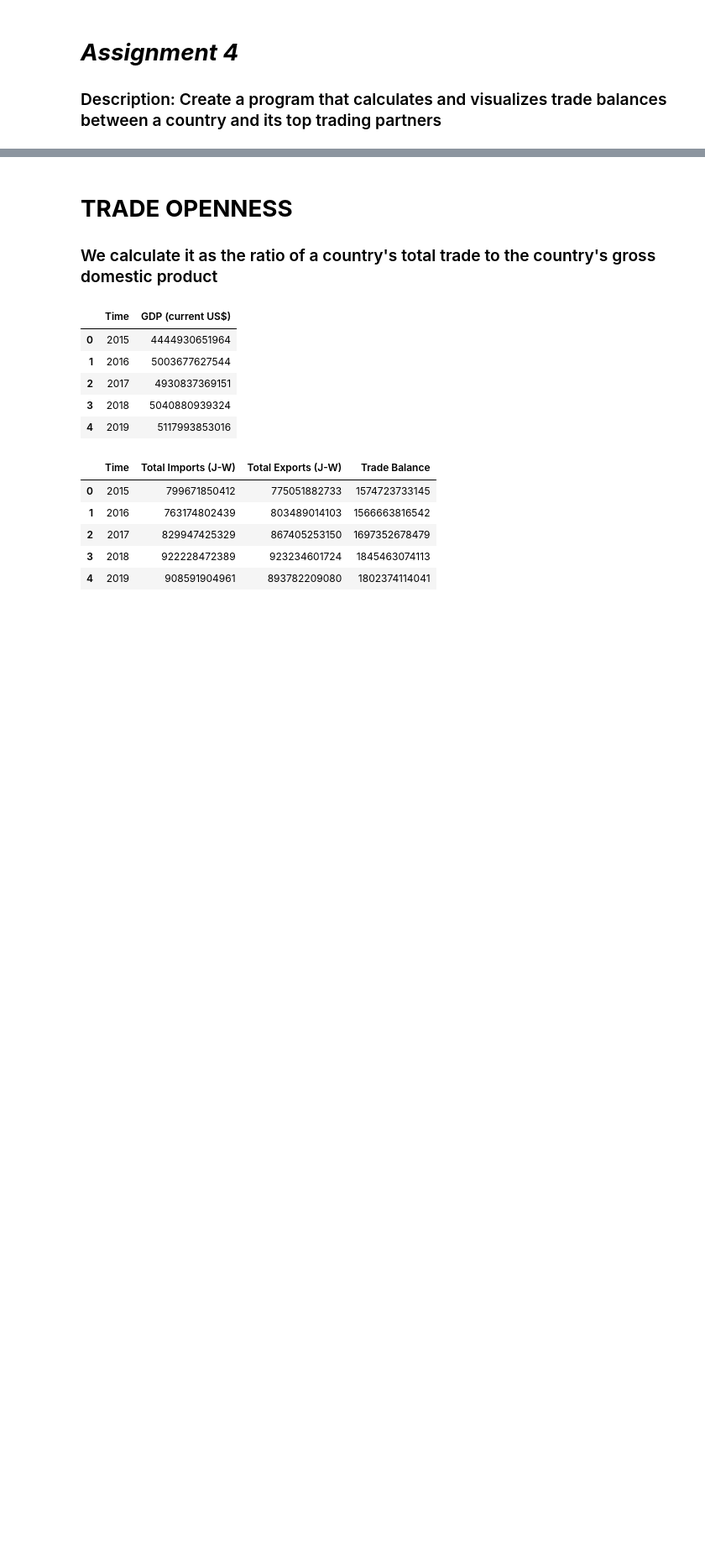
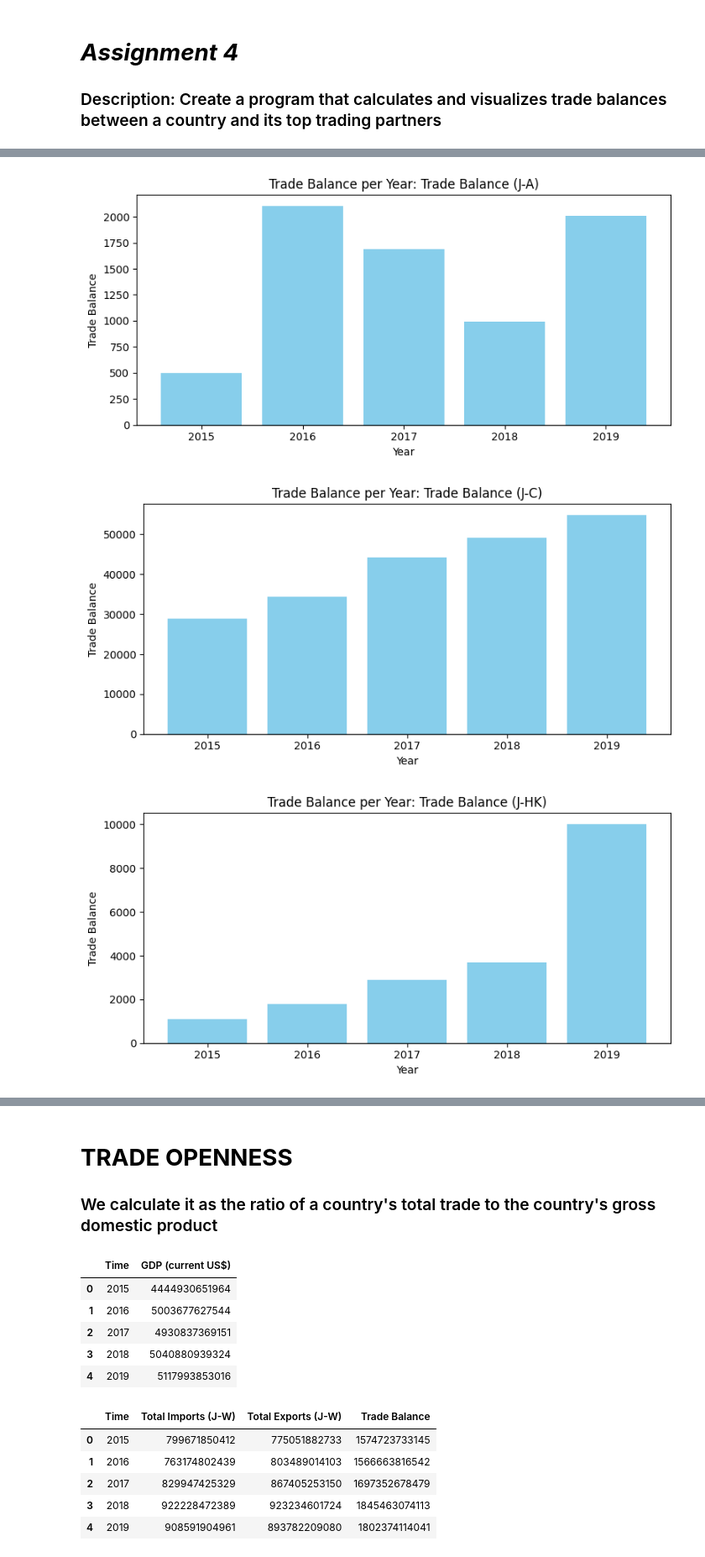
Before and after one commit to VeraCeccarelli/labpy, a Jupyter notebook: assignment.ipynb, the cells around one changed output, grey strips where cells are left out. Shown at 84% size. Cells and saved outputs as stored; diff of their text form; code cells hidden in the pictures; blank space fills up the shorter version.

```diff
--- a/assignment.ipynb
+++ b/assignment.ipynb
@@ -9,0 +25,4 @@ import seaborn as sns
+# %%
+# Dataset that contains total imports from Japan to the top 5 partners in the years 2015-2019
+totimp_partners = pd.read_csv('TotImpJPartner.csv', encoding="UTF-8", sep=';')
+totimp_partners
@@ -9,0 +36,4 @@ import seaborn as sns
+# %%
+# Merge the two datasets
+merged_partners = pd.merge(totexp_partners, totimp_partners, on='Year', how='inner')
+merged_partners
@@ -53,0 +92,20 @@ merged_df
+# %%
+# We will create a new table whose columns are the differences between total exports and total imports from Japan to the top 5 partners in the years 2015-2019
+
+# Find all export/import column pairs for each partner
+export_cols = [col for col in merged_partners.columns if 'Export' in col]
+import_cols = [col for col in merged_partners.columns if 'Import' in col]
+
+# Extract partners ((J-A),(J-C)...)
+partners = [col.split('(')[-1][:-1] for col in export_cols]  # Extract partner codes like 'J-A', 'J-C', etc.
+
+# Create a new table for trade balances
+trade_balance_partners = pd.DataFrame()
+trade_balance_partners['Year'] = merged_partners['Year']
+
+for partner in partners:
+    exp_col = [col for col in export_cols if partner in col][0]  # Find the export column for the partner
+    imp_col = [col for col in import_cols if partner in col][0]  # Find the import column for the partner
+    trade_balance_partners[f'Trade Balance ({partner})'] = merged_partners[exp_col] - merged_partners[imp_col]
+
+trade_balance_partners
@@ -53,0 +119,16 @@ merged_df
+# %%
+# We will plot the overall trade balance of Japan with the top 5 partners in the years 2015-2019
+for col in trade_balance_partners.columns:
+    if col != 'Year':
+        plt.figure(figsize=(8, 4))
+        plt.bar(trade_balance_partners['Year'], trade_balance_partners[col], color='skyblue')
+        plt.axhline(0, color='black', linewidth=1)
+        plt.title(f'Trade Balance per Year: {col}')
+        plt.xlabel('Year')
+        plt.ylabel('Trade Balance')
+        plt.tight_layout()
+        plt.show()
+# %% [output]
+[figure, added]
+[figure, added]
+[figure, added]
```
Also changed, not shown: parts of 16 cells of this notebook.
